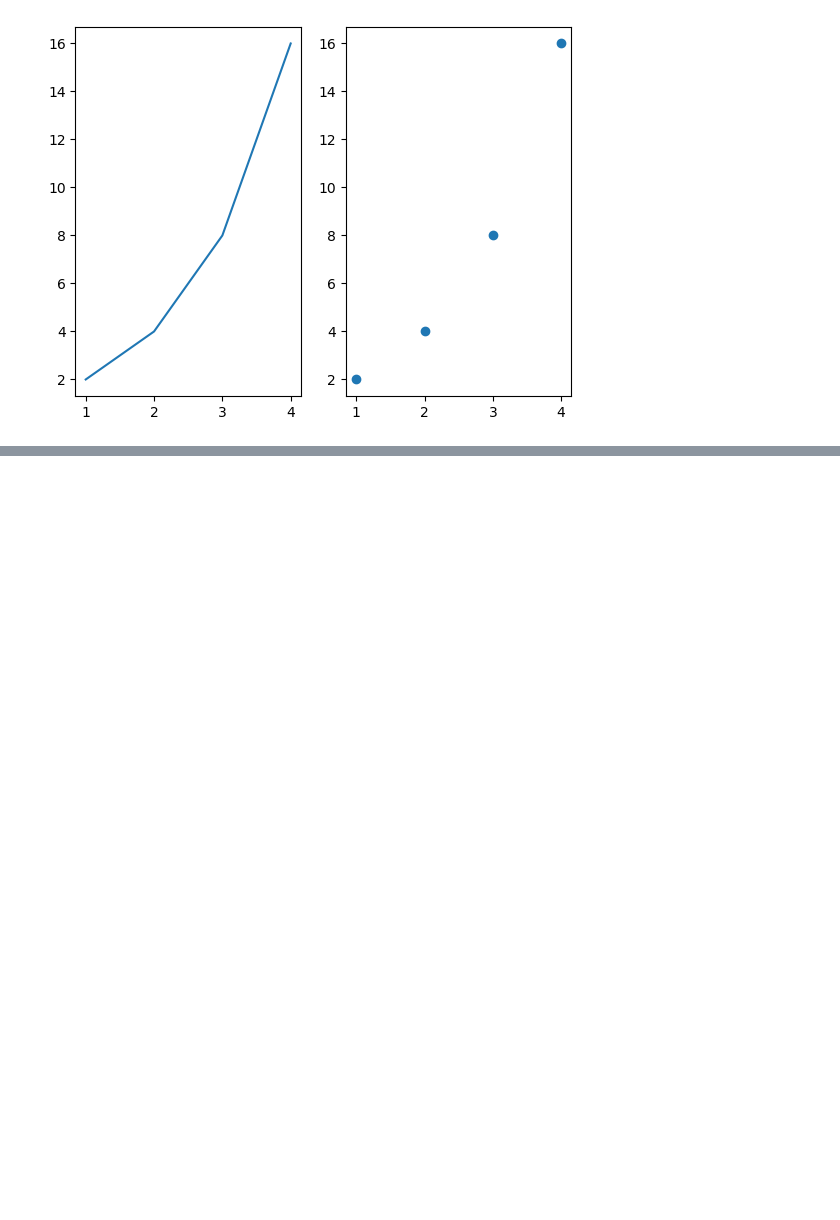
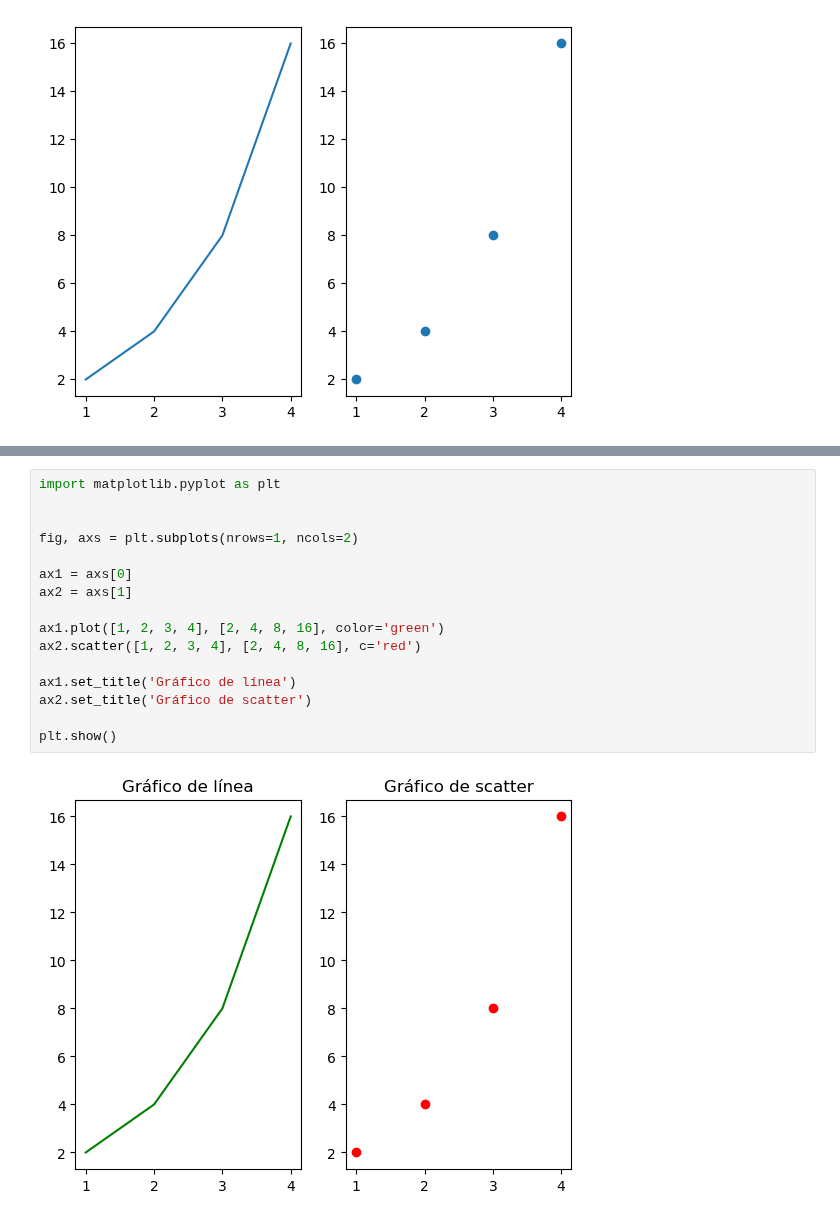
Before and after one commit to frgonzalezb/Udemy_Python_Total_DS_ML, a Jupyter notebook: 09_Matplotlib/Ejercicios/151_to_153.ipynb, the cells around one changed output, grey strips where cells are left out. Cells and saved outputs as stored; diff of their text form; blank space fills up the shorter version.

Commit message:
Ejercicio de codificación 153: Creación de Múltiples Gráficos con Matplotlib 3

```diff
--- a/09_Matplotlib/Ejercicios/151_to_153.ipynb
+++ b/09_Matplotlib/Ejercicios/151_to_153.ipynb
@@ -34,0 +61,18 @@ plt.show()
+# %%
+import matplotlib.pyplot as plt
+
+
+fig, axs = plt.subplots(nrows=1, ncols=2)
+
+ax1 = axs[0]
+ax2 = axs[1]
+
+ax1.plot([1, 2, 3, 4], [2, 4, 8, 16], color='green')
+ax2.scatter([1, 2, 3, 4], [2, 4, 8, 16], c='red')
+
+ax1.set_title('Gráfico de línea')
+ax2.set_title('Gráfico de scatter')
+
+plt.show()
+# %% [output]
+[figure, added]
```
Also changed, not shown: parts of 1 cell of this notebook.
